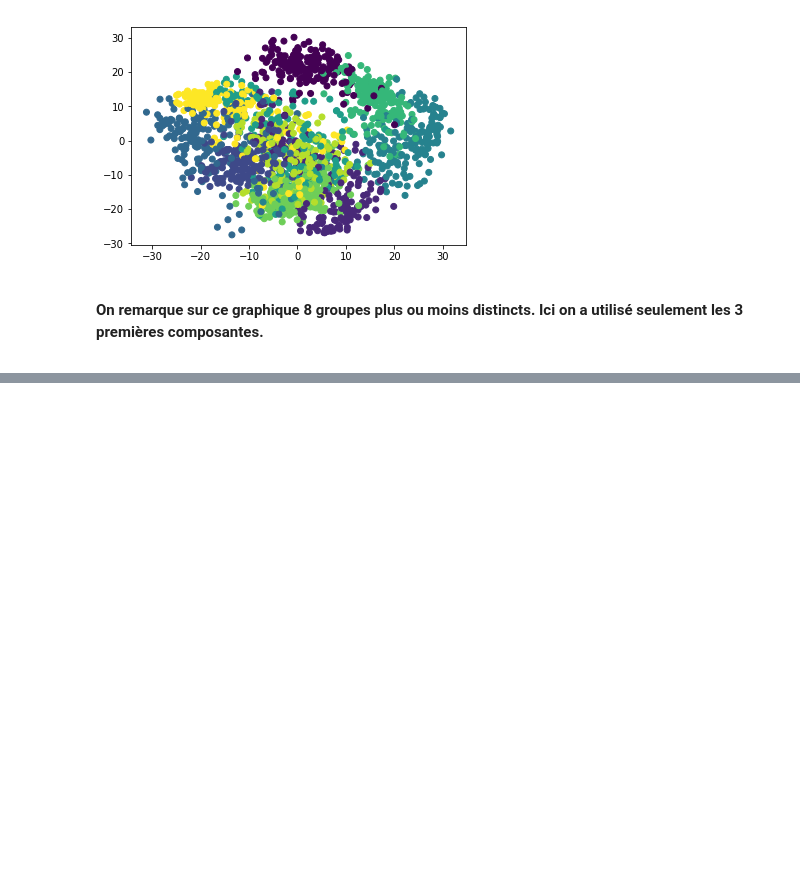
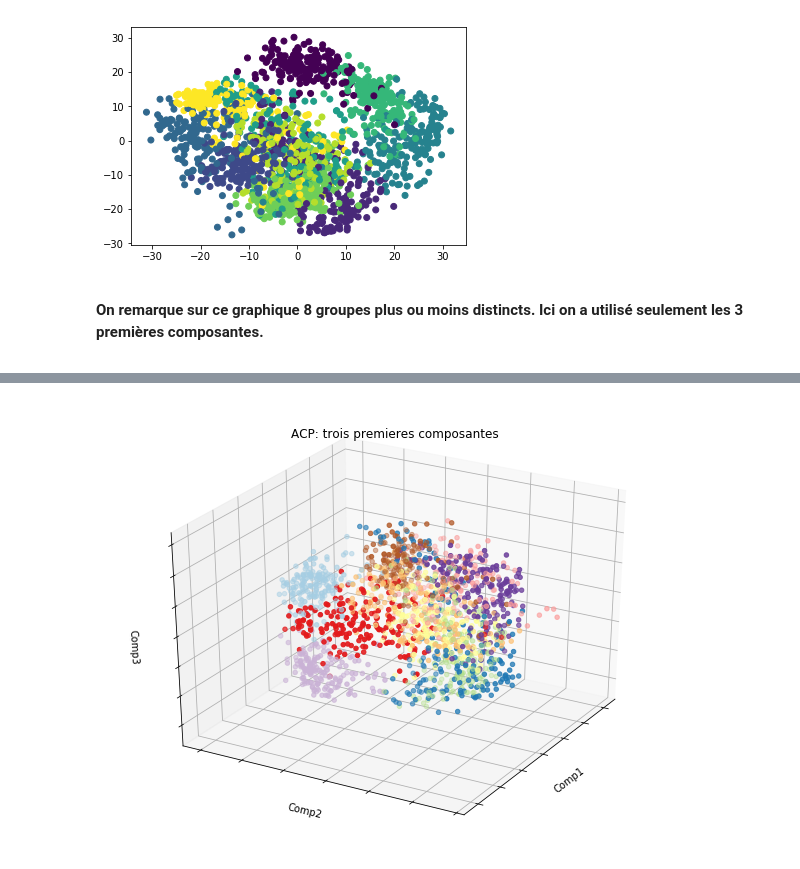
Before and after one commit to MadDoxXimba/projetEntrepot, a Jupyter notebook: NotebookVal.ipynb, the cells around one changed output, grey strips where cells are left out. Drawn from its saved outputs; the diff is of its cells as text; code cells hidden in the pictures; blank space fills up the shorter version.

```diff
--- a/NotebookVal.ipynb
+++ b/NotebookVal.ipynb
@@ -89,6 +89,8 @@ plt.show()
 Faire l'analyse du boxplot
 </p></strong>
 # %%
+pca1_2 = PCA(n_components = 3)
+C = pca1_2.fit(X).transform(X)
 target_name=[0,1,2]
 plt.scatter(C[:,0], C[:,1], c=y, label=target_name)
 plt.show()
@@ -114,0 +120,17 @@ principalComponents = pca.fit_transform(P_list)
+# %%
+from mpl_toolkits.mplot3d import Axes3D
+
+fig = plt.figure(1, figsize=(8, 6))
+ax = Axes3D(fig, elev=-150, azim=150)
+ax.scatter(C[:, 0], C[:, 1], C[:, 2], c=y,
+cmap=plt.cm.Paired)
+ax.set_title("ACP: trois premieres composantes")
+ax.set_xlabel("Comp1")
+ax.w_xaxis.set_ticklabels([])
+ax.set_ylabel("Comp2")
+ax.w_yaxis.set_ticklabels([])
+ax.set_zlabel("Comp3")
+ax.w_zaxis.set_ticklabels([])
+plt.show()
+# %% [output]
+[figure, added]
```
Also changed, not shown: parts of 4 cells of this notebook.
